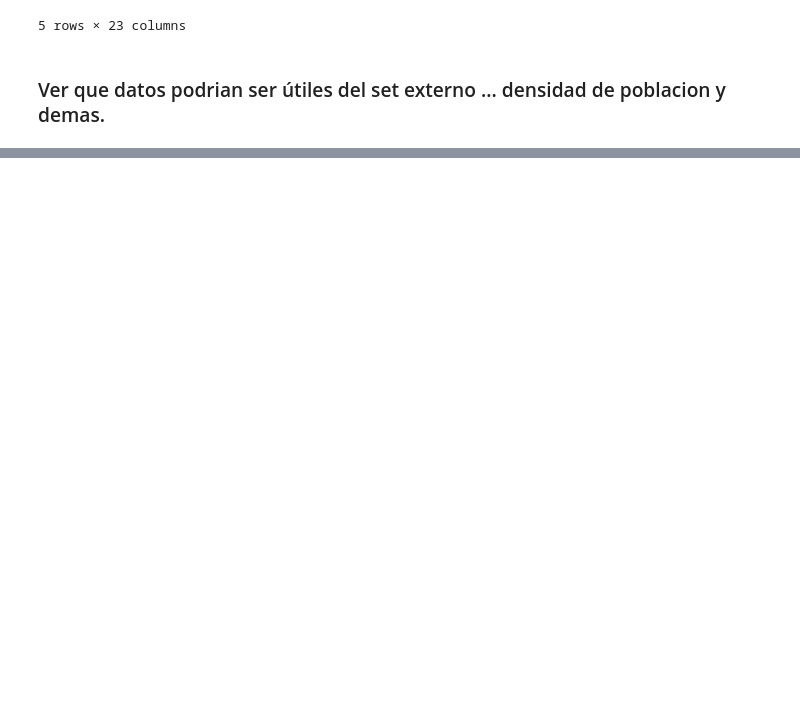
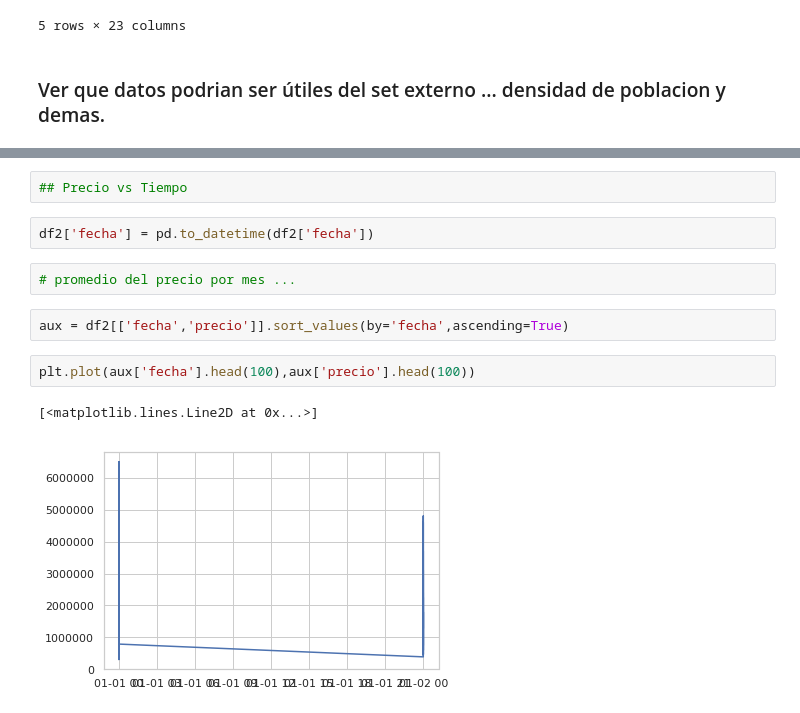
Before and after one commit to alepenaa94/Datos1-2C-2019, a Jupyter notebook: DATOS.ipynb, the cells around one changed output, grey strips where cells are left out. Drawn from its saved outputs; the diff is of its cells as text; blank space fills up the shorter version.

```diff
--- a/DATOS.ipynb
+++ b/DATOS.ipynb
@@ -116,0 +169,13 @@ df2.head()
+# %%
+## Precio vs Tiempo
+# %%
+df2['fecha'] = pd.to_datetime(df2['fecha'])
+# %%
+# promedio del precio por mes ...
+# %%
+aux = df2[['fecha','precio']].sort_values(by='fecha',ascending=True)
+# %%
+plt.plot(aux['fecha'].head(100),aux['precio'].head(100))
+# %% [output]
+[<matplotlib.lines.Line2D at 0x...>]
+[figure, added]
```
Also changed, not shown: parts of 8 cells of this notebook.
